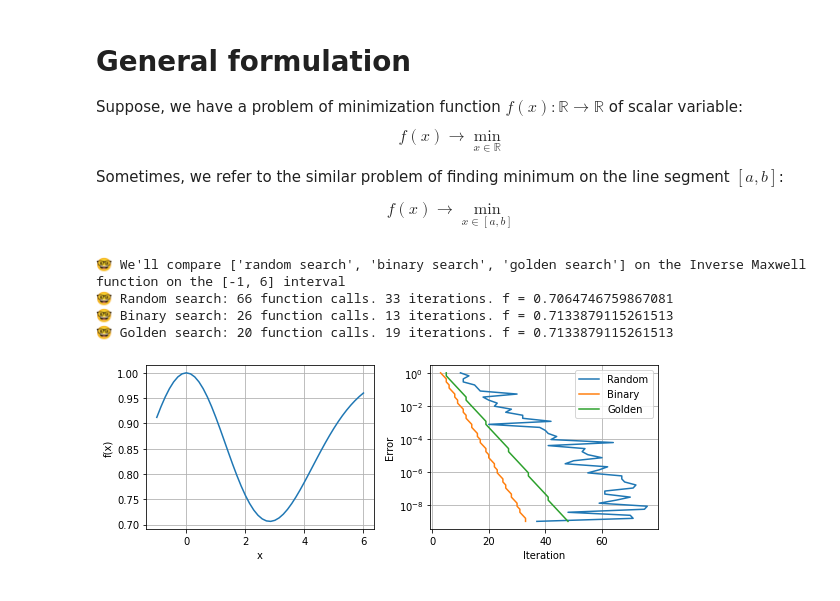
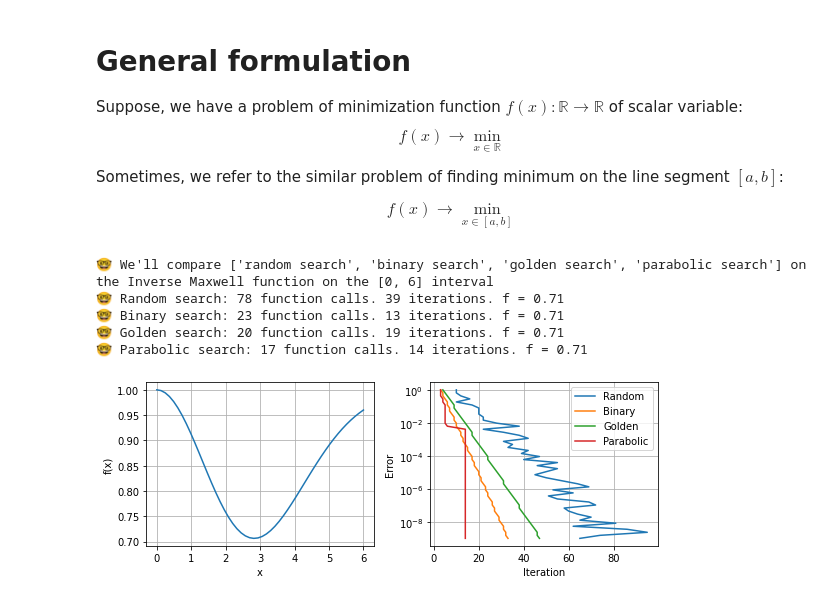
Before and after one commit to MerkulovDaniil/optim, a Jupyter notebook: assets/Notebooks/Line_search.ipynb, the cells around one changed output. Cells and saved outputs as stored; diff of their text form; code cells hidden in the pictures.

```diff
--- a/assets/Notebooks/Line_search.ipynb
+++ b/assets/Notebooks/Line_search.ipynb
@@ -224,7 +224,7 @@ optimizers = []
 Random_bracket_search = True #@param {type:"boolean"}
 Binary_search = True #@param {type:"boolean"}
 Golden_search = True #@param {type:"boolean"}
-Parabolic_search = False #@param {type:"boolean"}
+Parabolic_search = True #@param {type:"boolean"}
 if Random_bracket_search:
     optimizers.append('random search')
 if Binary_search:
@@ -235,7 +235,7 @@ if Parabolic_search:
     optimizers.append('parabolic search')
 
 Function = 'Inverse Maxwell' #@param ['Inverse Maxwell', "sin(sin(sin(sqrt(x/2))))", "(x - 2) * x * (x + 2)**2"]
-a = -1 #@param {type:"slider", min:-5, max:5, step:1}
+a = 0 #@param {type:"slider", min:-5, max:5, step:1}
 b = 6 #@param {type:"slider", min:0, max:10, step:1}
 tolerance = 1e-3
 tolerances_bound =  1e-9#@param {type:"number"}
@@ -295,35 +295,36 @@ for opt in optimizers:
         xs_gs = []
         n_it_gs = []
         callback_gs = lambda xk: callback(xk, func, funs_gs, xs_gs)
         res = minimize(func, x0, method=golden_search, callback=callback_gs, options={'maxiter': 100, 'tol': tolerance, 'x_a': a, 'x_b': b})
         print(f'🤓 Golden search: {res.nfev} function calls. {res.nit} iterations. f = {funs_rbls[-1]:.2f}')
         for tolerance_ in tolerances:
             res = minimize(func, x0, method=golden_search, callback=callback_gs, options={'maxiter': 1000, 'tol': tolerance_, 'x_a': a, 'x_b': b})
             n_it_gs.append(res.nit)
         ax2.semilogy(n_it_gs, tolerances, label='Golden')
     elif opt == 'parabolic search':
         x0 = (a+b)/2
         funs_ps = []
         xs_ps = []
         n_it_ps = []
         callback_ps = lambda xk: callback(xk, func, funs_ps, xs_ps)
         res = minimize(func, x0, method=parabolic_search, callback=callback_ps, options={'maxiter': 100, 'tol': tolerance, 'x_a': a, 'x_b': b})
         print(f'🤓 Parabolic search: {res.nfev} function calls. {res.nit} iterations. f = {funs_rbls[-1]:.2f}')
         for tolerance_ in tolerances:
             res = minimize(func, x0, method=parabolic_search, callback=callback_ps, options={'maxiter': 1000, 'tol': tolerance_, 'x_a': a, 'x_b': b})
             n_it_ps.append(res.nit)
         ax2.semilogy(n_it_ps, tolerances, label='Parabolic')
 
 ax2.set_ylabel('Error')
 ax2.set_xlabel('Iteration')
 ax2.grid()
 ax2.legend()
 
 fig.tight_layout()
 plt.show()
 # %% [output]
-🤓 We'll compare ['random search', 'binary search', 'golden search'] on the Inverse Maxwell function on the [-1, 6] interval
-🤓 Random search: 66 function calls. 33 iterations. f = 0.7064746759867081
-🤓 Binary search: 26 function calls. 13 iterations. f = 0.7133879115261513
-🤓 Golden search: 20 function calls. 19 iterations. f = 0.7133879115261513
+🤓 We'll compare ['random search', 'binary search', 'golden search', 'parabolic search'] on the Inverse Maxwell function on the [0, 6] interval
+🤓 Random search: 78 function calls. 39 iterations. f = 0.71
+🤓 Binary search: 23 function calls. 13 iterations. f = 0.71
+🤓 Golden search: 20 function calls. 19 iterations. f = 0.71
+🤓 Parabolic search: 17 function calls. 14 iterations. f = 0.71
-[figure, old version]
+[figure, new version]
```
